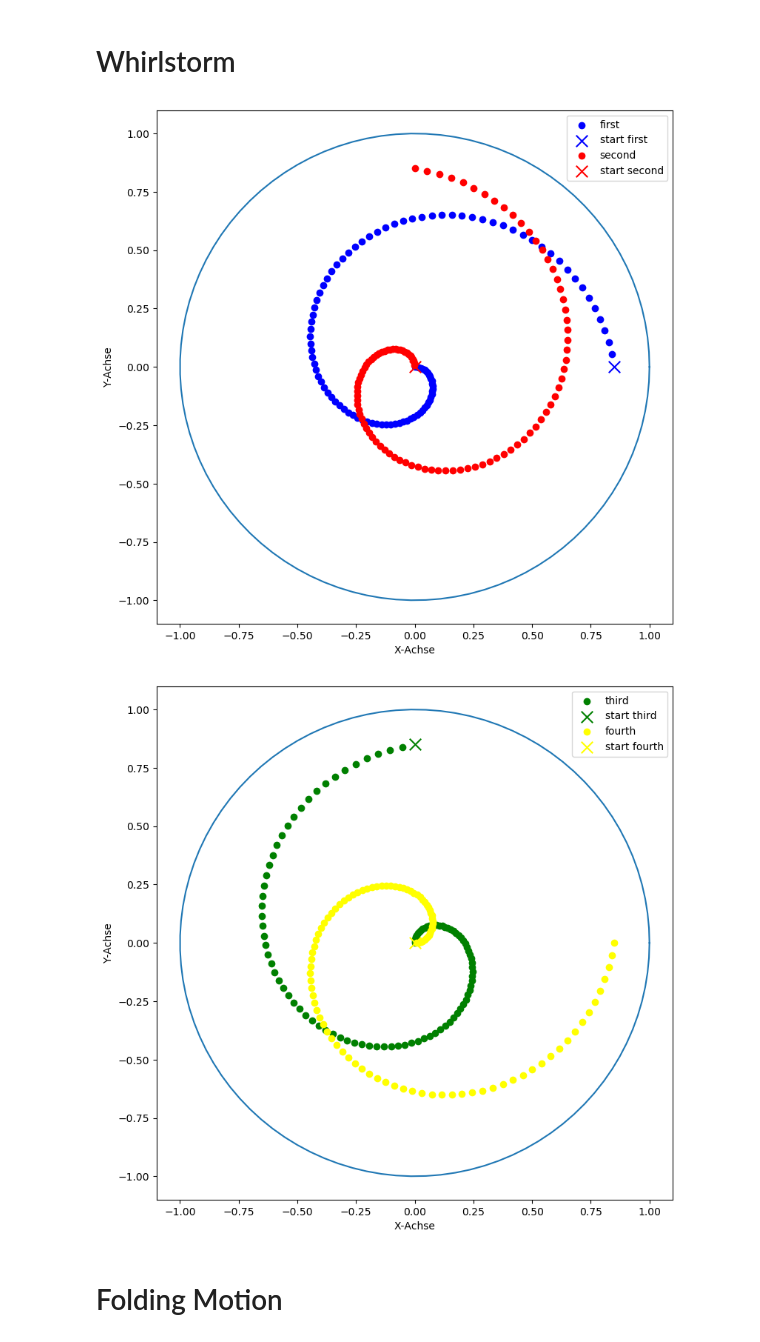
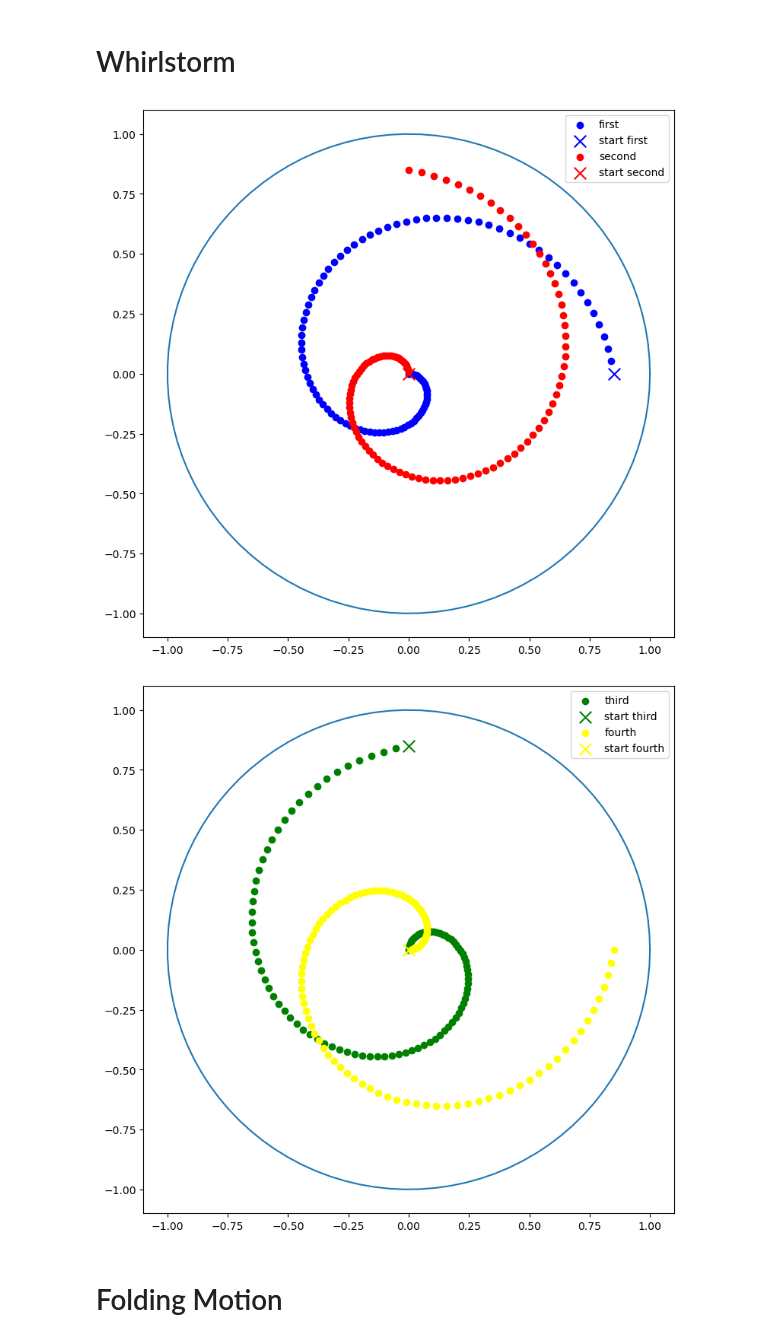
Before and after one commit to Food-Ninja/MixingIngredients, a Jupyter notebook: ipynb/motion.ipynb, the cells around one changed output. Cells and saved outputs as stored; diff of their text form; code cells hidden in the pictures.

```diff
--- a/ipynb/motion.ipynb
+++ b/ipynb/motion.ipynb
@@ -69,33 +70,27 @@ plt.scatter(spiral_coordinates2[:, 0][1:], spiral_coordinates2[:, 1][1:], color=
 plt.scatter(spiral_coordinates2[:, 0][0], spiral_coordinates2[:, 1][0], color='red', marker='x', s=125,
             label='start second')
 
-plt.xlabel('X-Achse')
-plt.ylabel('Y-Achse')
-
 plt.legend()
 
 plt.show()
 # %% [output]
-[figure, old version]
+[figure, new version]
 # %%
 plt.figure(figsize=(9, 9))
 plt.plot(x_circle, y_circle)
 plt.scatter(spiral_coordinates3[:, 0][1:], spiral_coordinates3[:, 1][1:], color='green', marker='o', label='third')
 plt.scatter(spiral_coordinates3[:, 0][0], spiral_coordinates3[:, 1][0], color='green', marker='x', s=125,
             label='start third')
 
 plt.scatter(spiral_coordinates4[:, 0][1:], spiral_coordinates4[:, 1][1:], color='yellow', marker='o', label='fourth')
 plt.scatter(spiral_coordinates4[:, 0][0], spiral_coordinates4[:, 1][0], color='yellow', marker='x', s=125,
             label='start fourth')
 
-plt.xlabel('X-Achse')
-plt.ylabel('Y-Achse')
-
 plt.legend()
 
 plt.show()
 # %% [output]
-[figure, old version]
+[figure, new version]
 # %% [markdown]
 # Folding Motion
 # %%
```
Also changed, not shown: parts of 1 cell of this notebook.
